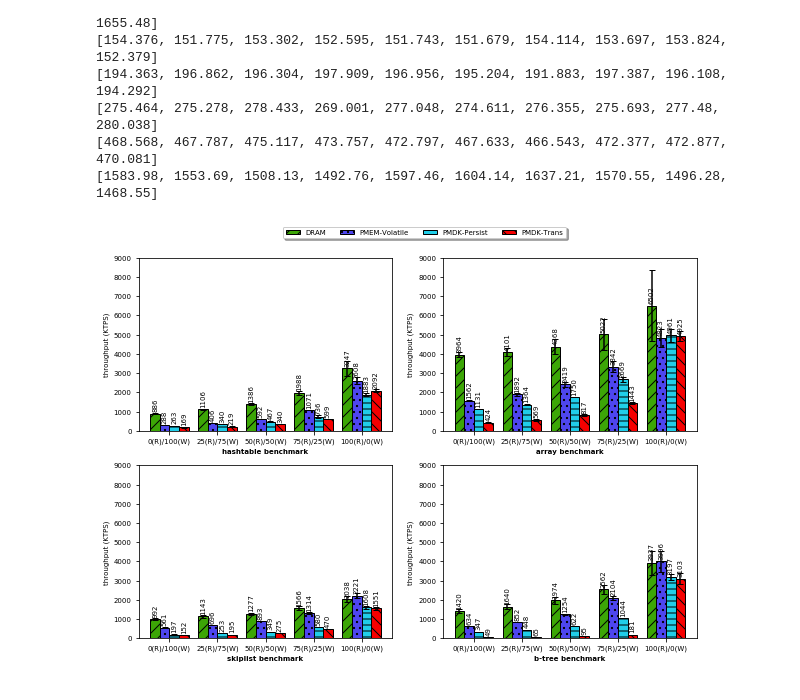
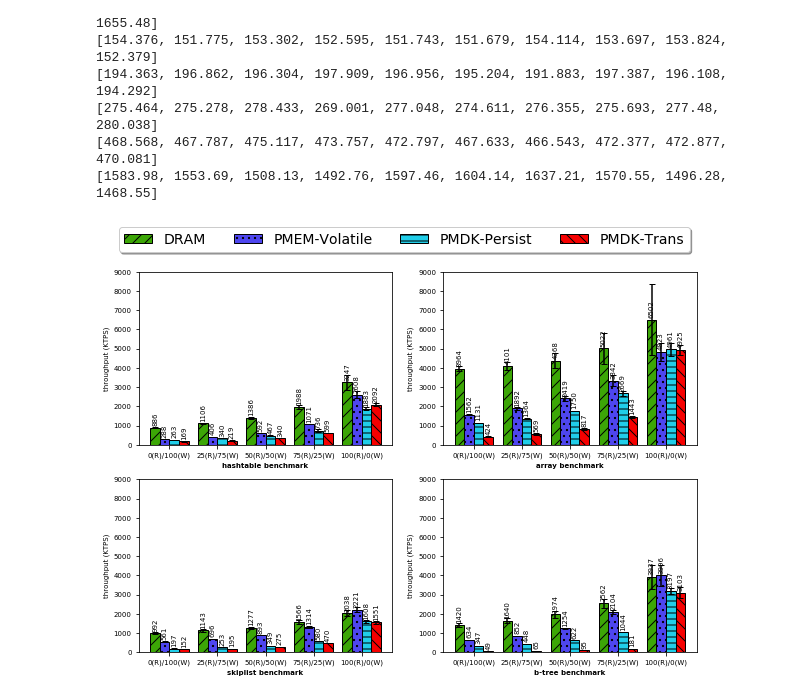
Before and after one commit to DIR-LAB/ycsb-storedsbench, a Jupyter notebook: workloads/plotting/0_ppopp-20.ipynb, the cells around one changed output. Drawn from its saved outputs; the diff is of its cells as text; code cells hidden in the pictures.

Commit message:
Update ppopp result plotting
Increased legend text size.

```diff
--- a/workloads/plotting/0_ppopp-20.ipynb
+++ b/workloads/plotting/0_ppopp-20.ipynb
@@ -1188,35 +1188,35 @@ plt.subplot(2, 2, 4)
 
 # Make the plot
 bt_dram_bar = plt.bar(bt_dram, bt_dram_mean, color='#3CA606', width=barWidth, edgecolor='black', label='DRAM', yerr=bt_dram_stdev, capsize=3, hatch="//")
 bt_vmem_bar = plt.bar(bt_vmem, bt_vmem_mean, color='#4E46EF', width=barWidth, edgecolor='black', label='PMEM-Volatile', yerr=bt_vmem_stdev, capsize=3, hatch="..")
 bt_pmem_bar = plt.bar(bt_pmem, bt_pmem_mean, color='#20CEE9', width=barWidth, edgecolor='black', label='PMDK-Persist', yerr=bt_pmem_stdev, capsize=3, hatch="--")
 bt_pmem_tx_bar = plt.bar(bt_pmem_tx, bt_pmem_tx_mean, color='#F60000', width=barWidth, edgecolor='black', label='PMDK-Trans', yerr=bt_pmem_tx_stdev, capsize=3, hatch="\\\\")
 
 # Add xticks on the middle of the group bars
 plt.xlabel('b-tree benchmark', fontweight='bold')
 plt.xticks([r + 1.5*barWidth for r in range(len(bt_dram_mean))], ['0(R)/100(W)', '25(R)/75(W)', '50(R)/50(W)', '75(R)/25(W)', '100(R)/0(W)'])
 
 # Add ylim to [0-1200]
 plt.ylabel('throughput (KTPS)', fontweight='normal')
 plt.ylim([0,9000])
 
 # Add counts above the two bar graphs
 for rect in bt_dram_bar + bt_vmem_bar + bt_pmem_bar + bt_pmem_tx_bar:
     height = rect.get_height()
     plt.text(rect.get_x() + rect.get_width()/2.0, (height + 100), '%d' % int(height), ha='center', va='bottom', rotation=90)
 
 ######################[plotted b-tree graph]######################
 
 # Create legend
-plt.legend(ncol=4, bbox_to_anchor=(.5, 2.4), fancybox=True, shadow=True)
+plt.legend(ncol=4, bbox_to_anchor=(1.0, 2.5), fontsize=14, fancybox=True, shadow=True)
 
 # save the plot file
 plt.savefig("ppopp-20.pdf", bbox_inches = 'tight')
 
 # Show graphic
 plt.show()
 # %% [output]
-[figure, old version]
+[figure, new version]
 # %%
 #clear loaded array data
 ar_dram_wa.clear()
```
Also changed, not shown: 1 other file.
